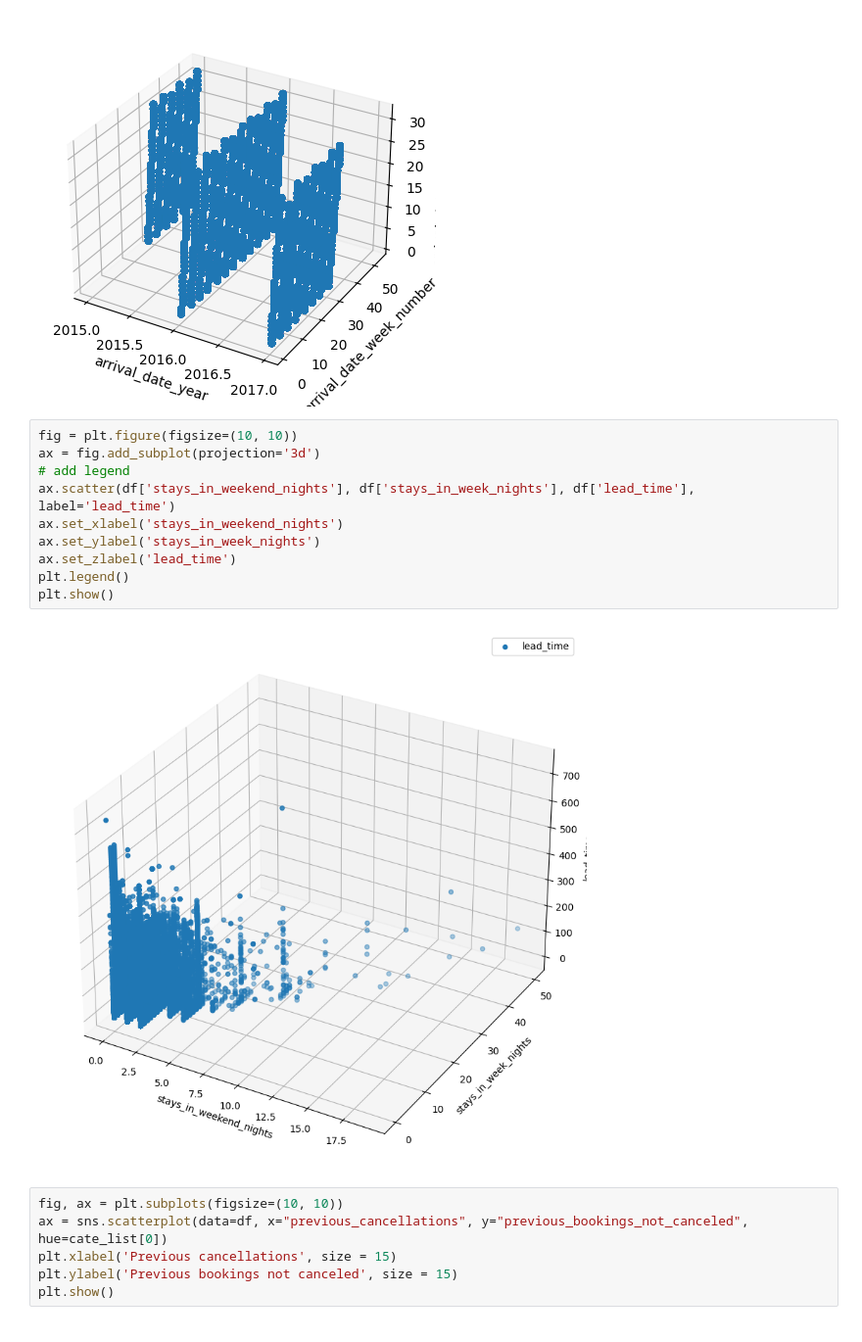
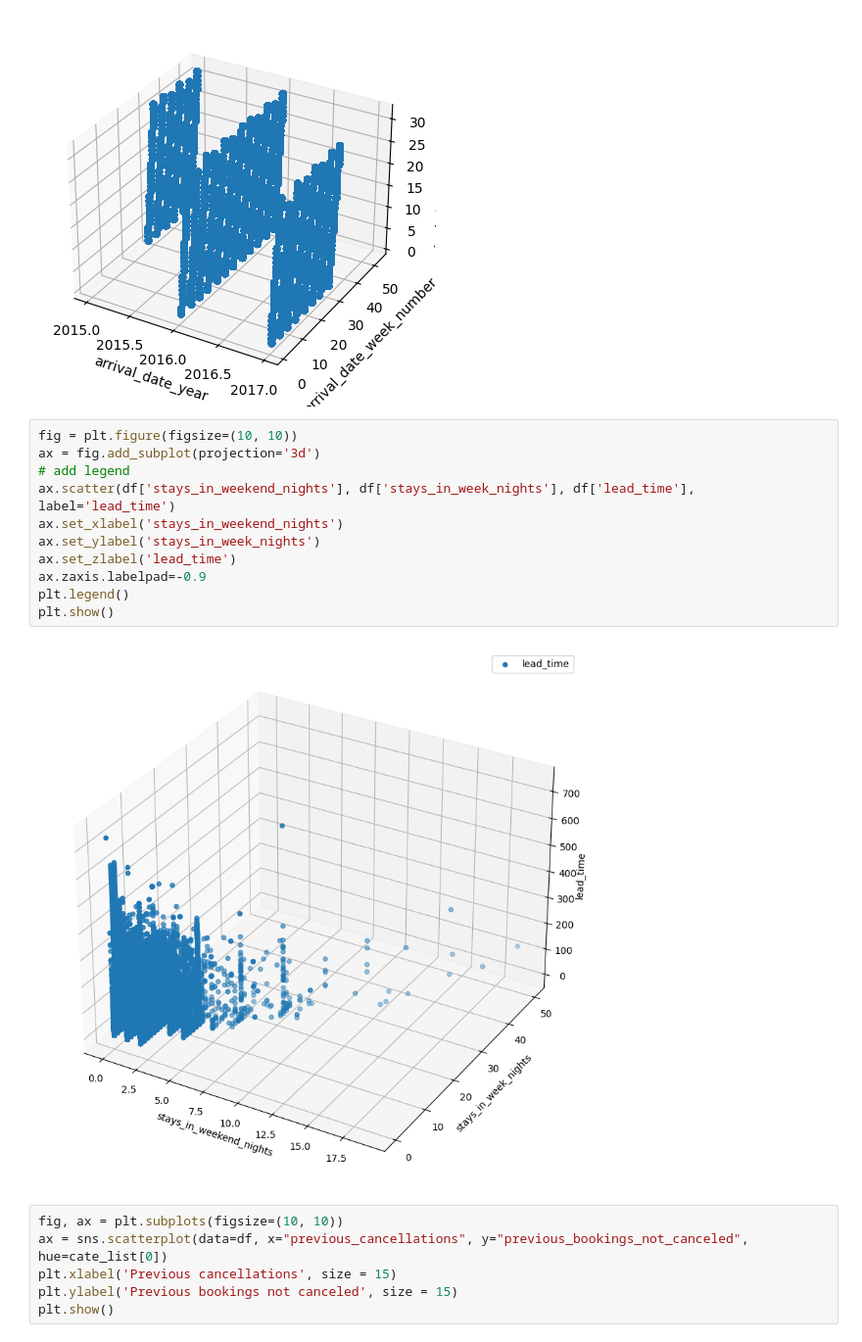
Before and after one commit to duongtruongbinh/Data-Visualization-Labs, a Jupyter notebook: Project/Project.ipynb, the cells around one changed output. Shown at 98% size. Cells and saved outputs as stored; diff of their text form.

```diff
--- a/Project/Project.ipynb
+++ b/Project/Project.ipynb
@@ -515,15 +517,16 @@ plt.show()
 # %%
 fig = plt.figure(figsize=(10, 10))
 ax = fig.add_subplot(projection='3d')
 # add legend
 ax.scatter(df['stays_in_weekend_nights'], df['stays_in_week_nights'], df['lead_time'], label='lead_time')
 ax.set_xlabel('stays_in_weekend_nights')
 ax.set_ylabel('stays_in_week_nights')
 ax.set_zlabel('lead_time')
+ax.zaxis.labelpad=-0.9
 plt.legend()
 plt.show()
 # %% [output]
-[figure, old version]
+[figure, new version]
 # %%
 fig, ax = plt.subplots(figsize=(10, 10))
 ax = sns.scatterplot(data=df, x="previous_cancellations", y="previous_bookings_not_canceled", hue=cate_list[0])
```
Also changed, not shown: parts of 8 cells of this notebook.
